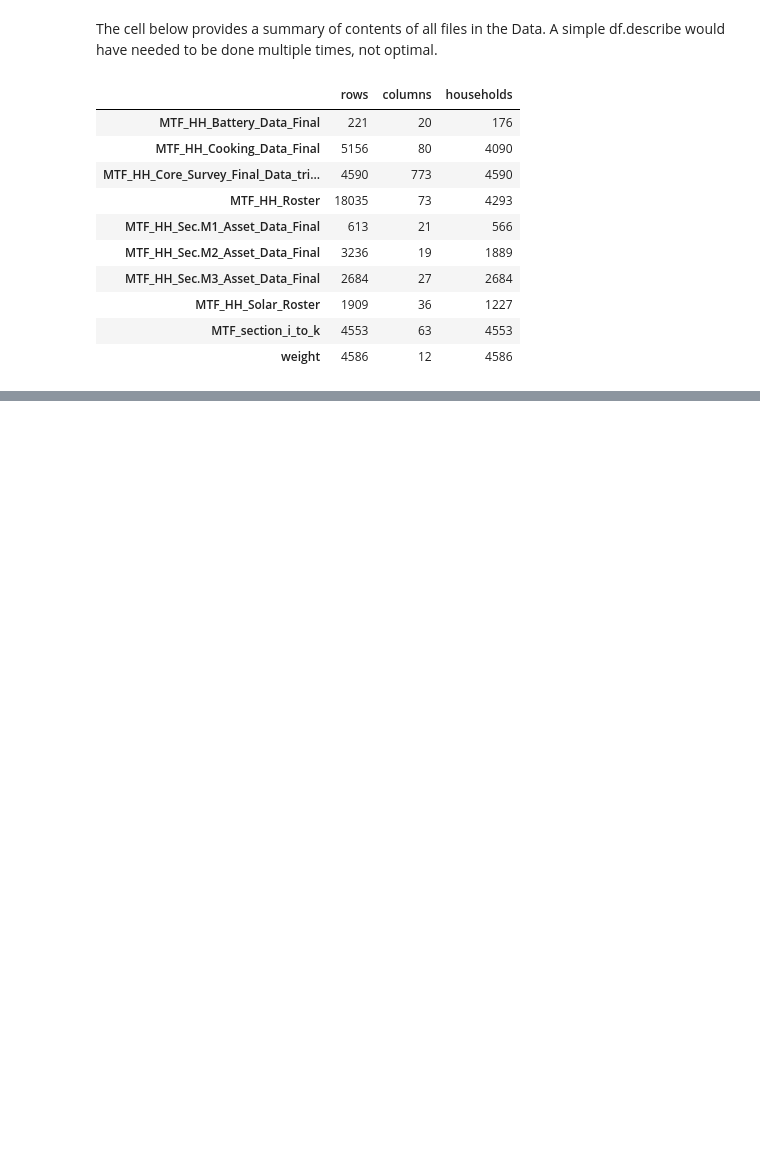
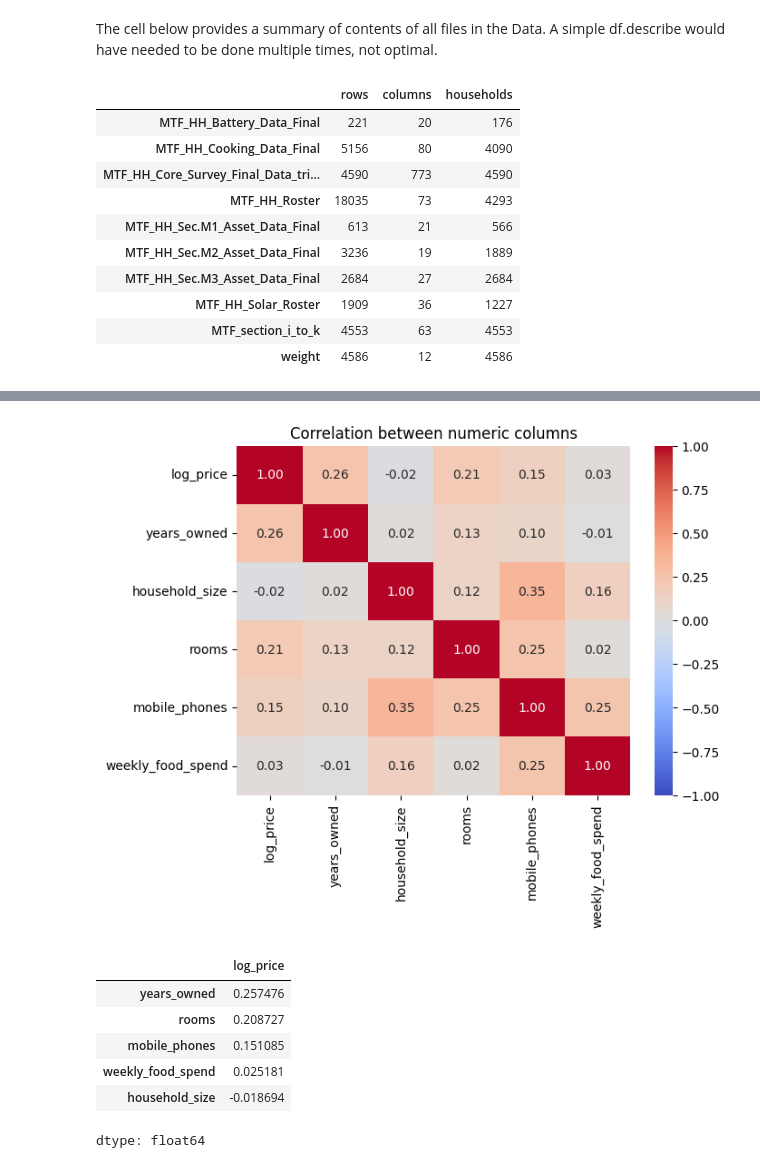
Before and after one commit to MBeckyAlek/linear_regression_model, a Jupyter notebook: summative/linear_regression/multivariate.ipynb, the cells around one changed output, grey strips where cells are left out. Cells and saved outputs as stored; diff of their text form; code cells hidden in the pictures; blank space fills up the shorter version.

```diff
--- a/summative/linear_regression/multivariate.ipynb
+++ b/summative/linear_regression/multivariate.ipynb
@@ -77,0 +233,20 @@ overview
+# %%
+#heatmap
+numeric = ["log_price", "years_owned", "household_size", "rooms", "mobile_phones", "weekly_food_spend"]
+corr = df[numeric].corr()
+
+plt.figure(figsize=(7, 5))
+sns.heatmap(corr, annot=True, fmt=".2f", cmap="coolwarm", vmin=-1, vmax=1)
+plt.title("Correlation between numeric columns")
+plt.show()
+
+corr["log_price"].drop("log_price").sort_values(ascending=False)
+# %% [output]
+[figure, added]
+|  | log_price |
+| years_owned | 0.257476 |
+| rooms | 0.208727 |
+| mobile_phones | 0.151085 |
+| weekly_food_spend | 0.025181 |
+| household_size | -0.018694 |
+dtype: float64
```
Also changed, not shown: parts of 35 cells of this notebook.
